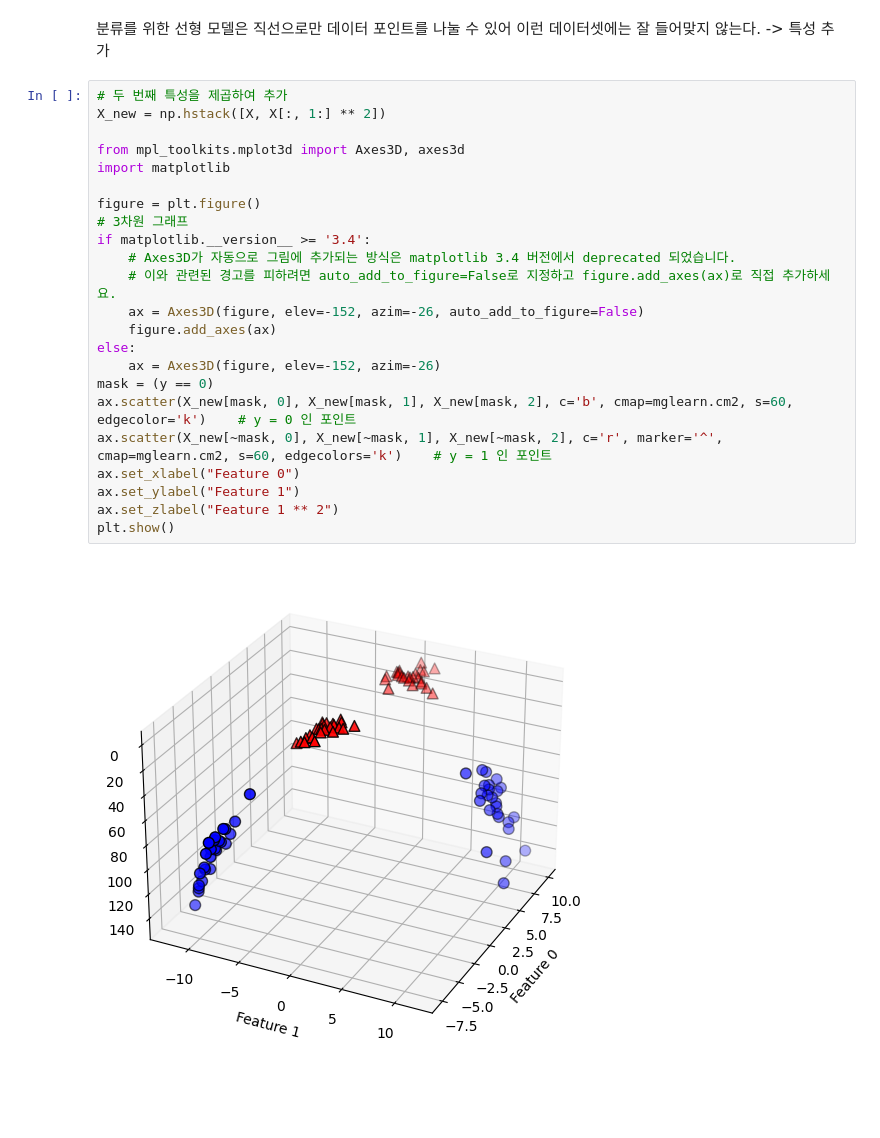
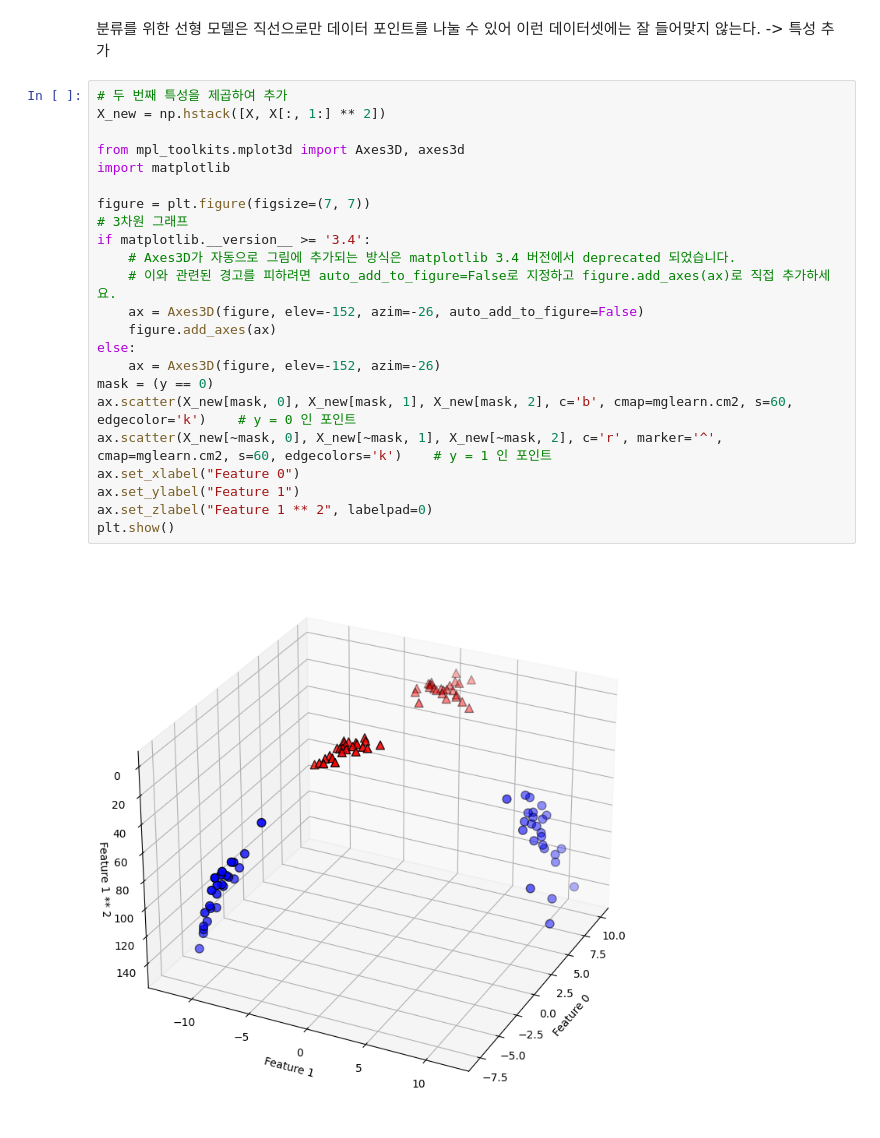
Before and after one commit to logiggi/MachineLearning, a Jupyter notebook: Chapter2.ipynb, the cells around one changed output. Cells and saved outputs as stored; diff of their text form; blank space fills up the shorter version.

```diff
--- a/Chapter2.ipynb
+++ b/Chapter2.ipynb
@@ -1123,28 +1123,28 @@ plt.show()
 # %%
 # 두 번째 특성을 제곱하여 추가
 X_new = np.hstack([X, X[:, 1:] ** 2])
 
 from mpl_toolkits.mplot3d import Axes3D, axes3d
 import matplotlib
 
-figure = plt.figure()
+figure = plt.figure(figsize=(7, 7))
 # 3차원 그래프
 if matplotlib.__version__ >= '3.4':
     # Axes3D가 자동으로 그림에 추가되는 방식은 matplotlib 3.4 버전에서 deprecated 되었습니다.
     # 이와 관련된 경고를 피하려면 auto_add_to_figure=False로 지정하고 figure.add_axes(ax)로 직접 추가하세요.
     ax = Axes3D(figure, elev=-152, azim=-26, auto_add_to_figure=False)
     figure.add_axes(ax)
 else:
     ax = Axes3D(figure, elev=-152, azim=-26)
 mask = (y == 0)
 ax.scatter(X_new[mask, 0], X_new[mask, 1], X_new[mask, 2], c='b', cmap=mglearn.cm2, s=60, edgecolor='k')    # y = 0 인 포인트
 ax.scatter(X_new[~mask, 0], X_new[~mask, 1], X_new[~mask, 2], c='r', marker='^', cmap=mglearn.cm2, s=60, edgecolors='k')    # y = 1 인 포인트
 ax.set_xlabel("Feature 0")
 ax.set_ylabel("Feature 1")
-ax.set_zlabel("Feature 1 ** 2")
+ax.set_zlabel("Feature 1 ** 2", labelpad=0)
 plt.show()
 # %% [output]
-[figure, old version]
+[figure, new version]
 # %%
 # 확장된 데이터셋에서 선형모델 생성
 linear_svm_3d = LinearSVC(max_iter=5000).fit(X_new, y)
```
Also changed, not shown: parts of 1 cell of this notebook.
